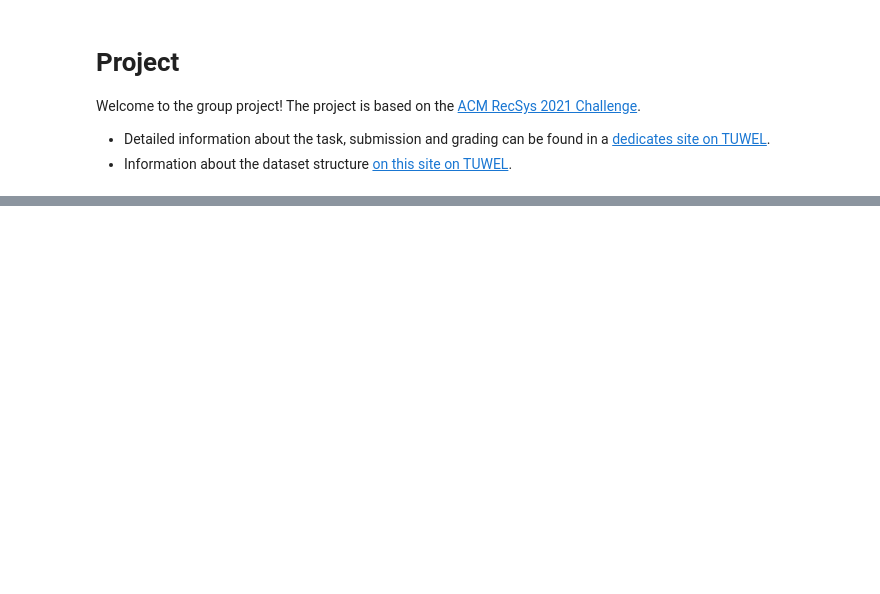
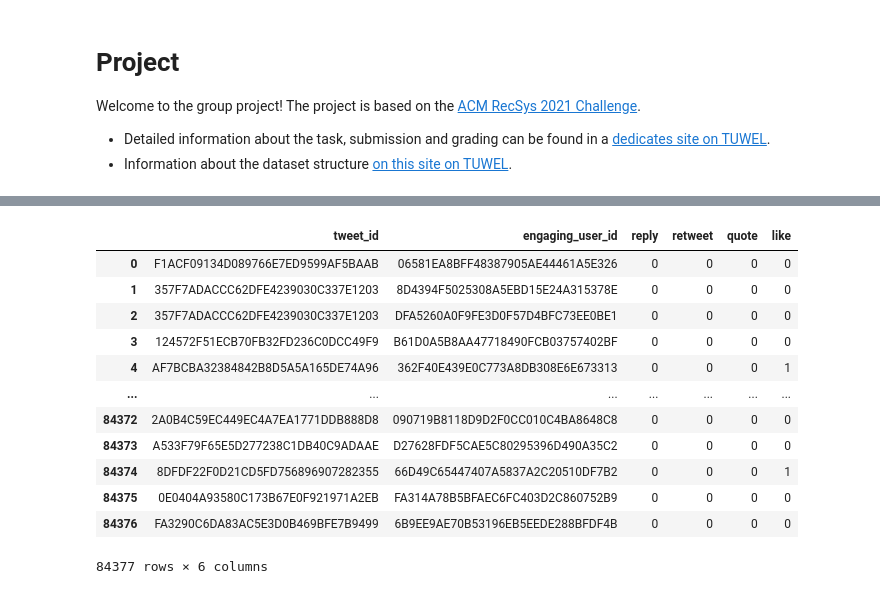
Before and after one commit to CorpaciLC/RecSys, a Jupyter notebook: project.ipynb, the cells around one changed output, grey strips where cells are left out. Cells and saved outputs as stored; diff of their text form; code cells hidden in the pictures; blank space fills up the shorter version.

```diff
--- a/project.ipynb
+++ b/project.ipynb
@@ -69,0 +121,28 @@ evaluate_test_set()
+# %%
+val_expanded_path = os.path.expanduser(val_path_to_data)
+val_part_files = [os.path.join(val_expanded_path, f) for f in os.listdir(val_expanded_path) if val_dataset_type in f]
+val_part_files = sorted(val_part_files, key = lambda x:x[-5:])
+val_part_files
+val_data = pd.read_csv(val_part_files[0], delimiter='\x01', header=None, usecols=[2, 14, 20,21,22,23])
+val_data.columns = ["tweet_id", "engaging_user_id", 'reply', 'retweet', 'quote', 'like']
+
+val_data.reply = (~val_data.reply.isna()).astype("int")
+val_data.retweet = (~val_data.retweet.isna()).astype("int")
+val_data.quote = (~val_data.quote.isna()).astype("int")
+val_data.like = (~val_data.like.isna()).astype("int")
+
+val_data
+# %% [output]
+|  | tweet_id | engaging_user_id | reply | retweet | quote | like |
+| 0 | F1ACF09134D089766E7ED9599AF5BAAB | 06581EA8BFF48387905AE44461A5E326 | 0 | 0 | 0 | 0 |
+| 1 | 357F7ADACCC62DFE4239030C337E1203 | 8D4394F5025308A5EBD15E24A315378E | 0 | 0 | 0 | 0 |
+| 2 | 357F7ADACCC62DFE4239030C337E1203 | DFA5260A0F9FE3D0F57D4BFC73EE0BE1 | 0 | 0 | 0 | 0 |
+| 3 | 124572F51ECB70FB32FD236C0DCC49F9 | B61D0A5B8AA47718490FCB03757402BF | 0 | 0 | 0 | 0 |
+| 4 | AF7BCBA32384842B8D5A5A165DE74A96 | 362F40E439E0C773A8DB308E6E673313 | 0 | 0 | 0 | 1 |
+| ... | ... | ... | ... | ... | ... | ... |
+| 84372 | 2A0B4C59EC449EC4A7EA1771DDB888D8 | 090719B8118D9D2F0CC010C4BA8648C8 | 0 | 0 | 0 | 0 |
+| 84373 | A533F79F65E5D277238C1DB40C9ADAAE | D27628FDF5CAE5C80295396D490A35C2 | 0 | 0 | 0 | 0 |
+| 84374 | 8DFDF22F0D21CD5FD756896907282355 | 66D49C65447407A5837A2C20510DF7B2 | 0 | 0 | 0 | 1 |
+| 84375 | 0E0404A93580C173B67E0F921971A2EB | FA314A78B5BFAEC6FC403D2C860752B9 | 0 | 0 | 0 | 0 |
+| 84376 | FA3290C6DA83AC5E3D0B469BFE7B9499 | 6B9EE9AE70B53196EB5EEDE288BFDF4B | 0 | 0 | 0 | 0 |
+84377 rows × 6 columns
```
Also changed, not shown: parts of 32 cells of this notebook, 2 other files.
